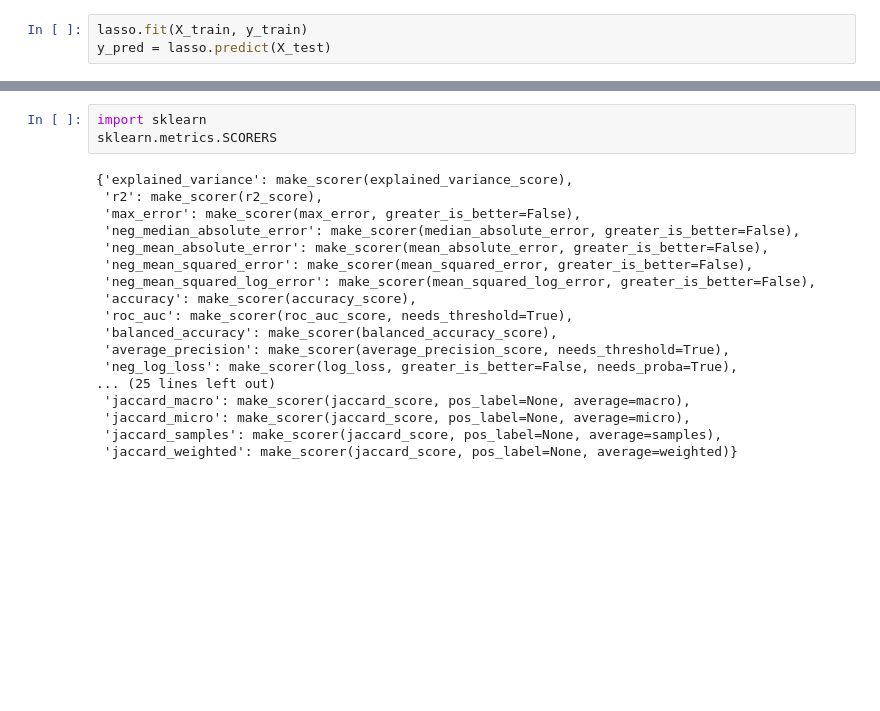
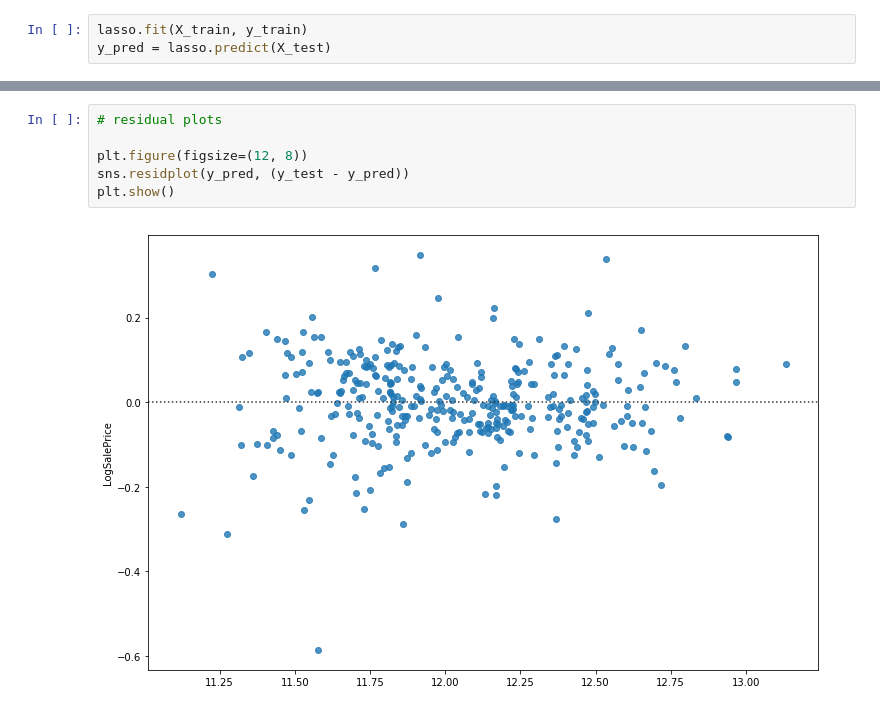
Before and after one commit to SatioO/HousingPrediction, a Jupyter notebook: Housing.ipynb, the cells around one changed output, grey strips where cells are left out. Drawn from its saved outputs; the diff is of its cells as text; blank space fills up the shorter version.

Commit message:
feat(residual)

```diff
--- a/Housing.ipynb
+++ b/Housing.ipynb
@@ -234,21 +234,8 @@ mean_squared_error(y_pred, y_test)
-# %%
-import sklearn
-sklearn.metrics.SCORERS
-# %% [output]
-{'explained_variance': make_scorer(explained_variance_score),
- 'r2': make_scorer(r2_score),
- 'max_error': make_scorer(max_error, greater_is_better=False),
- 'neg_median_absolute_error': make_scorer(median_absolute_error, greater_is_better=False),
- 'neg_mean_absolute_error': make_scorer(mean_absolute_error, greater_is_better=False),
- 'neg_mean_squared_error': make_scorer(mean_squared_error, greater_is_better=False),
- 'neg_mean_squared_log_error': make_scorer(mean_squared_log_error, greater_is_better=False),
- 'accuracy': make_scorer(accuracy_score),
- 'roc_auc': make_scorer(roc_auc_score, needs_threshold=True),
- 'balanced_accuracy': make_scorer(balanced_accuracy_score),
- 'average_precision': make_scorer(average_precision_score, needs_threshold=True),
- 'neg_log_loss': make_scorer(log_loss, greater_is_better=False, needs_proba=True),
-... (25 lines left out)
- 'jaccard_macro': make_scorer(jaccard_score, pos_label=None, average=macro),
- 'jaccard_micro': make_scorer(jaccard_score, pos_label=None, average=micro),
- 'jaccard_samples': make_scorer(jaccard_score, pos_label=None, average=samples),
- 'jaccard_weighted': make_scorer(jaccard_score, pos_label=None, average=weighted)}
+# %%
+# residual plots
+
+plt.figure(figsize=(12, 8))
+sns.residplot(y_pred, (y_test - y_pred))
+plt.show()
+# %% [output]
+[figure, added]
```
Also changed, not shown: parts of 2 cells of this notebook.
